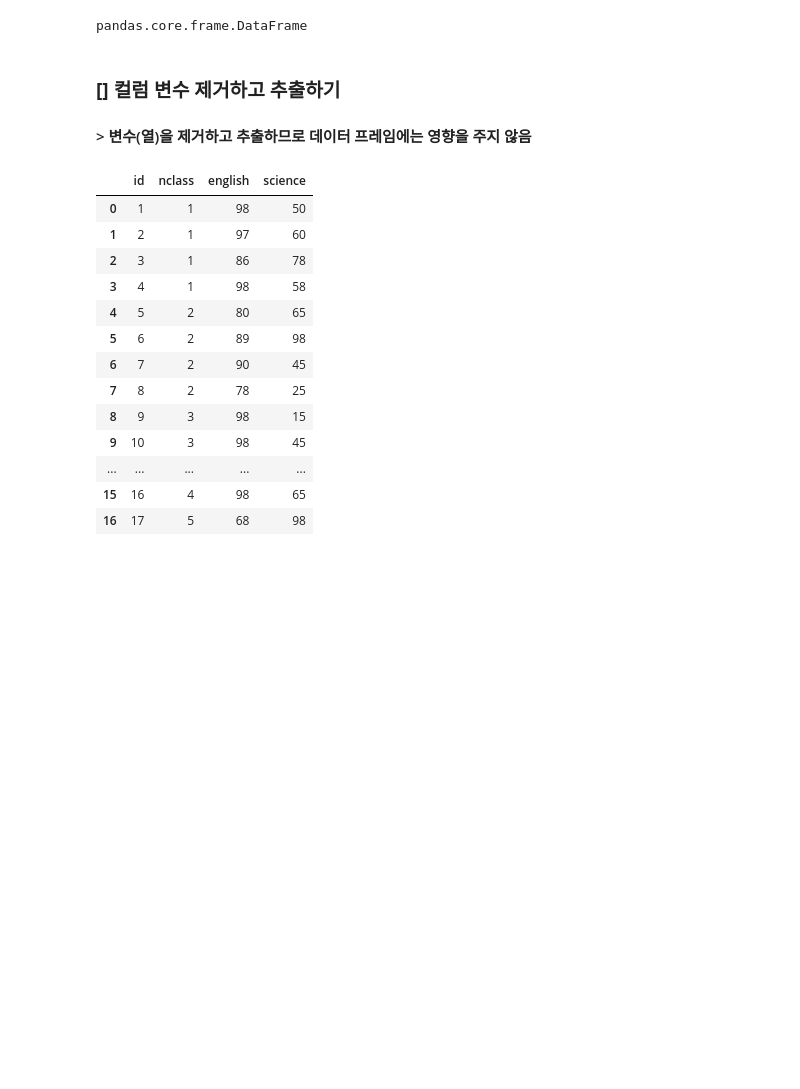
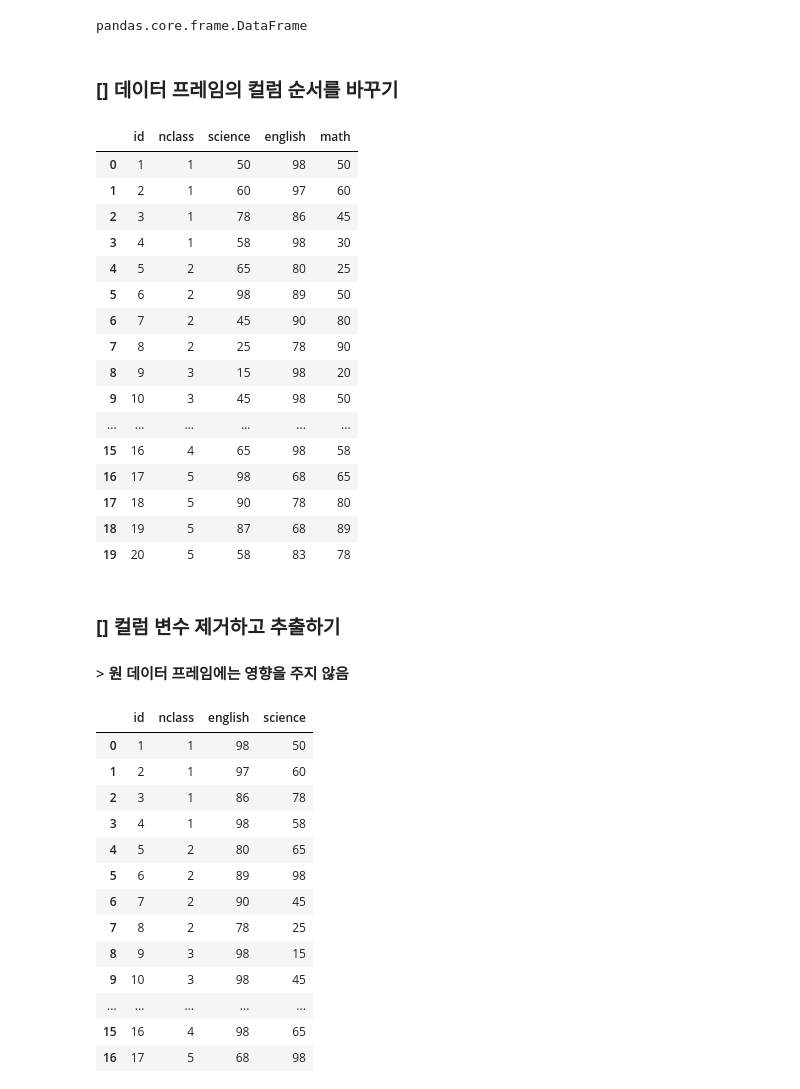
Before and after one commit to dndxor/BCDA, a Jupyter notebook: Ch06_DataHandling.ipynb, the cells around one changed output. Cells and saved outputs as stored; diff of their text form; code cells hidden in the pictures; blank space fills up the shorter version.

```diff
--- a/Ch06_DataHandling.ipynb
+++ b/Ch06_DataHandling.ipynb
@@ -247,7 +275,32 @@ x = exam[clist]  # 변수 list로 추출
 type(x)
 # %% [output]
 pandas.core.frame.DataFrame
+# %% [markdown]
+### **[] 데이터 프레임의 컬럼 순서를 바꾸기**
+# %%
+## 데이터 프레임의 컬럼 순서를 바꾸기
+clist = ['id', 'nclass', 'science', 'english', 'math']  #컬럼 변수의 순서
+exam = exam[clist]
+exam
+# %% [output]
+|  | id | nclass | science | english | math |
+| 0 | 1 | 1 | 50 | 98 | 50 |
+| 1 | 2 | 1 | 60 | 97 | 60 |
+| 2 | 3 | 1 | 78 | 86 | 45 |
+| 3 | 4 | 1 | 58 | 98 | 30 |
+| 4 | 5 | 2 | 65 | 80 | 25 |
+| 5 | 6 | 2 | 98 | 89 | 50 |
+| 6 | 7 | 2 | 45 | 90 | 80 |
+| 7 | 8 | 2 | 25 | 78 | 90 |
+| 8 | 9 | 3 | 15 | 98 | 20 |
+| 9 | 10 | 3 | 45 | 98 | 50 |
+| ... | ... | ... | ... | ... | ... |
+| 15 | 16 | 4 | 65 | 98 | 58 |
+| 16 | 17 | 5 | 98 | 68 | 65 |
+| 17 | 18 | 5 | 90 | 78 | 80 |
+| 18 | 19 | 5 | 87 | 68 | 89 |
+| 19 | 20 | 5 | 58 | 83 | 78 |
 # %% [markdown]
 ### **[] 컬럼 변수 제거하고 추출하기**
-#### > 변수(열)을 제거하고 추출하므로 데이터 프레임에는 영향을 주지 않음
+#### > 원 데이터 프레임에는 영향을 주지 않음
 # %%
```
Also changed, not shown: parts of 25 cells of this notebook, 4 other files.
